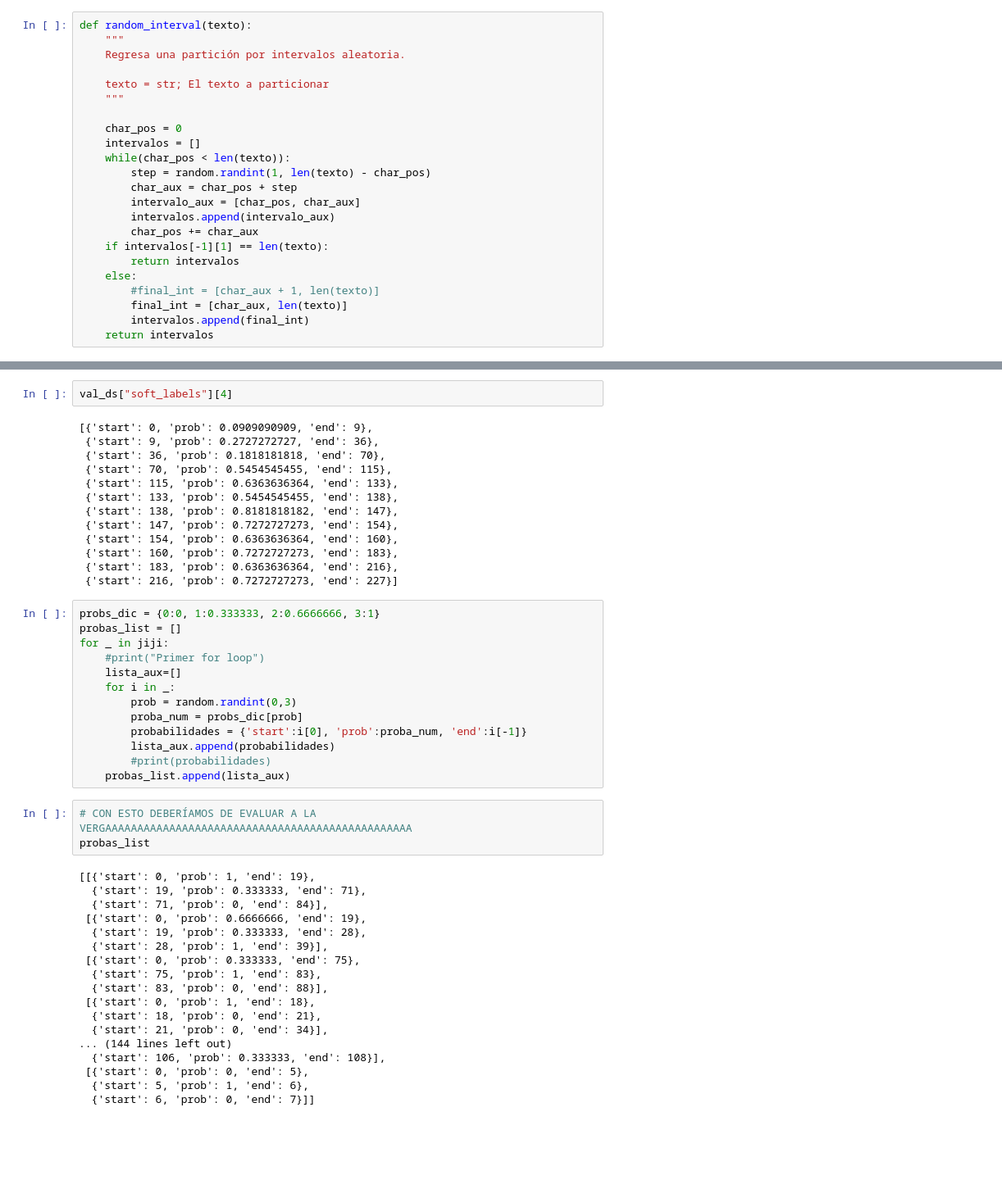
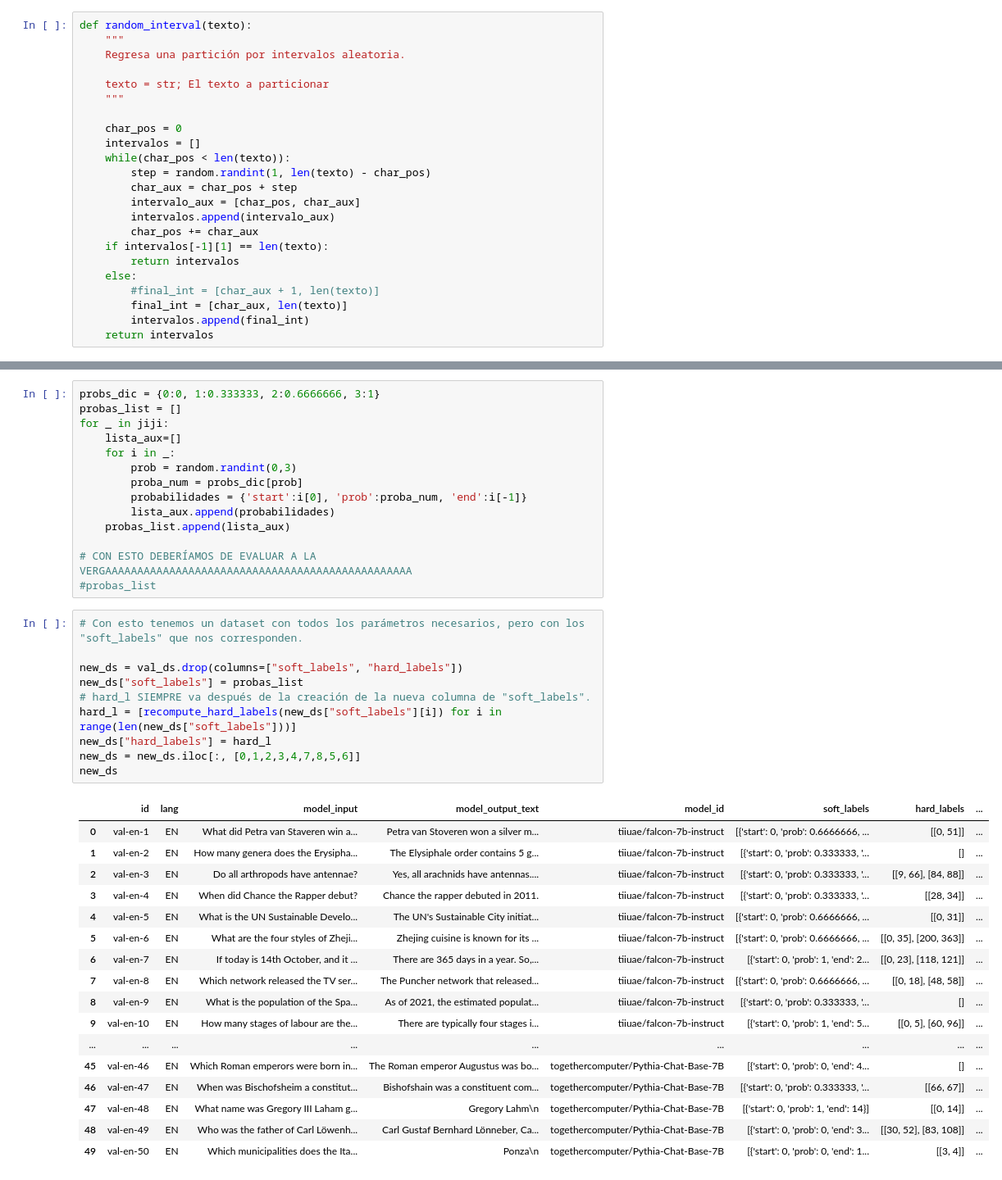
Before and after one commit to Kurocaguama/Mu-SHROOM-GIL, a Jupyter notebook: Notebooks/N5 Generación de comparación.ipynb, the cells around one changed output, grey strips where cells are left out. Shown at 82% size. Saved outputs shown, nothing was run; the diff lists cells and outputs as text; blank space fills up the shorter version.

Commit message:
evaluación, directorio de datasets de evaluación

```diff
--- a/Notebooks/N5 Generación de comparación.ipynb
+++ b/Notebooks/N5 Generación de comparación.ipynb
@@ -92,49 +183,42 @@ jiji
-# %%
-val_ds["soft_labels"][4]
-# %% [output]
-[{'start': 0, 'prob': 0.0909090909, 'end': 9},
- {'start': 9, 'prob': 0.2727272727, 'end': 36},
- {'start': 36, 'prob': 0.1818181818, 'end': 70},
- {'start': 70, 'prob': 0.5454545455, 'end': 115},
- {'start': 115, 'prob': 0.6363636364, 'end': 133},
- {'start': 133, 'prob': 0.5454545455, 'end': 138},
- {'start': 138, 'prob': 0.8181818182, 'end': 147},
- {'start': 147, 'prob': 0.7272727273, 'end': 154},
- {'start': 154, 'prob': 0.6363636364, 'end': 160},
- {'start': 160, 'prob': 0.7272727273, 'end': 183},
- {'start': 183, 'prob': 0.6363636364, 'end': 216},
- {'start': 216, 'prob': 0.7272727273, 'end': 227}]
 # %%
 probs_dic = {0:0, 1:0.333333, 2:0.6666666, 3:1}
 probas_list = []
 for _ in jiji:
-    #print("Primer for loop")
     lista_aux=[]
     for i in _:
         prob = random.randint(0,3)
         proba_num = probs_dic[prob]
         probabilidades = {'start':i[0], 'prob':proba_num, 'end':i[-1]}
         lista_aux.append(probabilidades)
-        #print(probabilidades)
     probas_list.append(lista_aux)
+
+# CON ESTO DEBERÍAMOS DE EVALUAR A LA VERGAAAAAAAAAAAAAAAAAAAAAAAAAAAAAAAAAAAAAAAAAAAAAAAA
+#probas_list
-# %%
-# CON ESTO DEBERÍAMOS DE EVALUAR A LA VERGAAAAAAAAAAAAAAAAAAAAAAAAAAAAAAAAAAAAAAAAAAAAAAAA
-probas_list
-# %% [output]
-[[{'start': 0, 'prob': 1, 'end': 19},
-  {'start': 19, 'prob': 0.333333, 'end': 71},
-  {'start': 71, 'prob': 0, 'end': 84}],
- [{'start': 0, 'prob': 0.6666666, 'end': 19},
-  {'start': 19, 'prob': 0.333333, 'end': 28},
-  {'start': 28, 'prob': 1, 'end': 39}],
- [{'start': 0, 'prob': 0.333333, 'end': 75},
-  {'start': 75, 'prob': 1, 'end': 83},
-  {'start': 83, 'prob': 0, 'end': 88}],
- [{'start': 0, 'prob': 1, 'end': 18},
-  {'start': 18, 'prob': 0, 'end': 21},
-  {'start': 21, 'prob': 0, 'end': 34}],
-... (144 lines left out)
-  {'start': 106, 'prob': 0.333333, 'end': 108}],
- [{'start': 0, 'prob': 0, 'end': 5},
-  {'start': 5, 'prob': 1, 'end': 6},
-  {'start': 6, 'prob': 0, 'end': 7}]]
+# %%
+# Con esto tenemos un dataset con todos los parámetros necesarios, pero con los "soft_labels" que nos corresponden.
+
+new_ds = val_ds.drop(columns=["soft_labels", "hard_labels"])
+new_ds["soft_labels"] = probas_list
+# hard_l SIEMPRE va después de la creación de la nueva columna de "soft_labels".
+hard_l = [recompute_hard_labels(new_ds["soft_labels"][i]) for i in range(len(new_ds["soft_labels"]))]
+new_ds["hard_labels"] = hard_l
+new_ds = new_ds.iloc[:, [0,1,2,3,4,7,8,5,6]]
+new_ds
+# %% [output]
+|  | id | lang | model_input | model_output_text | model_id | soft_labels | hard_labels | ... |
+| 0 | val-en-1 | EN | What did Petra van Staveren win a... | Petra van Stoveren won a silver m... | tiiuae/falcon-7b-instruct | [{'start': 0, 'prob': 0.6666666, ... | [[0, 51]] | ... |
+| 1 | val-en-2 | EN | How many genera does the Erysipha... | The Elysiphale order contains 5 g... | tiiuae/falcon-7b-instruct | [{'start': 0, 'prob': 0.333333, '... | [] | ... |
+| 2 | val-en-3 | EN | Do all arthropods have antennae? | Yes, all arachnids have antennas.... | tiiuae/falcon-7b-instruct | [{'start': 0, 'prob': 0.333333, '... | [[9, 66], [84, 88]] | ... |
+| 3 | val-en-4 | EN | When did Chance the Rapper debut? | Chance the rapper debuted in 2011. | tiiuae/falcon-7b-instruct | [{'start': 0, 'prob': 0.333333, '... | [[28, 34]] | ... |
+| 4 | val-en-5 | EN | What is the UN Sustainable Develo... | The UN's Sustainable City initiat... | tiiuae/falcon-7b-instruct | [{'start': 0, 'prob': 0.6666666, ... | [[0, 31]] | ... |
+| 5 | val-en-6 | EN | What are the four styles of Zheji... | Zhejing cuisine is known for its ... | tiiuae/falcon-7b-instruct | [{'start': 0, 'prob': 0.6666666, ... | [[0, 35], [200, 363]] | ... |
+| 6 | val-en-7 | EN | If today is 14th October, and it ... | There are 365 days in a year. So,... | tiiuae/falcon-7b-instruct | [{'start': 0, 'prob': 1, 'end': 2... | [[0, 23], [118, 121]] | ... |
+| 7 | val-en-8 | EN | Which network released the TV ser... | The Puncher network that released... | tiiuae/falcon-7b-instruct | [{'start': 0, 'prob': 0.6666666, ... | [[0, 18], [48, 58]] | ... |
+| 8 | val-en-9 | EN | What is the population of the Spa... | As of 2021, the estimated populat... | tiiuae/falcon-7b-instruct | [{'start': 0, 'prob': 0.333333, '... | [] | ... |
+| 9 | val-en-10 | EN | How many stages of labour are the... | There are typically four stages i... | tiiuae/falcon-7b-instruct | [{'start': 0, 'prob': 1, 'end': 5... | [[0, 5], [60, 96]] | ... |
+| ... | ... | ... | ... | ... | ... | ... | ... | ... |
+| 45 | val-en-46 | EN | Which Roman emperors were born in... | The Roman emperor Augustus was bo... | togethercomputer/Pythia-Chat-Base-7B | [{'start': 0, 'prob': 0, 'end': 4... | [] | ... |
+| 46 | val-en-47 | EN | When was Bischofsheim a constitut... | Bishofshain was a constituent com... | togethercomputer/Pythia-Chat-Base-7B | [{'start': 0, 'prob': 0.333333, '... | [[66, 67]] | ... |
+| 47 | val-en-48 | EN | What name was Gregory III Laham g... | Gregory Lahm\n | togethercomputer/Pythia-Chat-Base-7B | [{'start': 0, 'prob': 1, 'end': 14}] | [[0, 14]] | ... |
+| 48 | val-en-49 | EN | Who was the father of Carl Löwenh... | Carl Gustaf Bernhard Lönneber, Ca... | togethercomputer/Pythia-Chat-Base-7B | [{'start': 0, 'prob': 0, 'end': 3... | [[30, 52], [83, 108]] | ... |
+| 49 | val-en-50 | EN | Which municipalities does the Ita... | Ponza\n | togethercomputer/Pythia-Chat-Base-7B | [{'start': 0, 'prob': 0, 'end': 1... | [[3, 4]] | ... |
```
Also changed, not shown: parts of 7 cells of this notebook, 2 other files.
